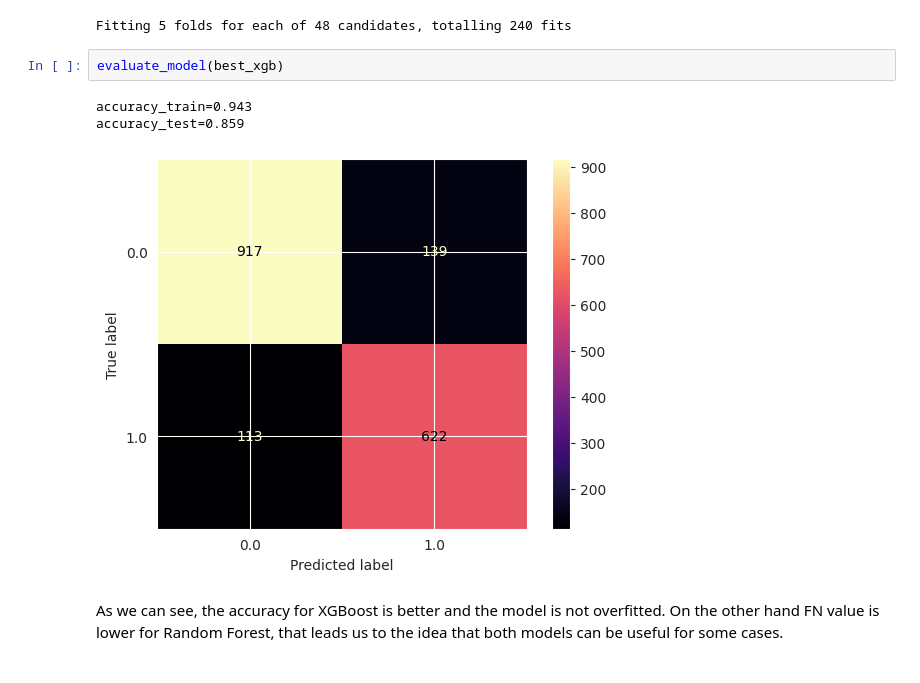
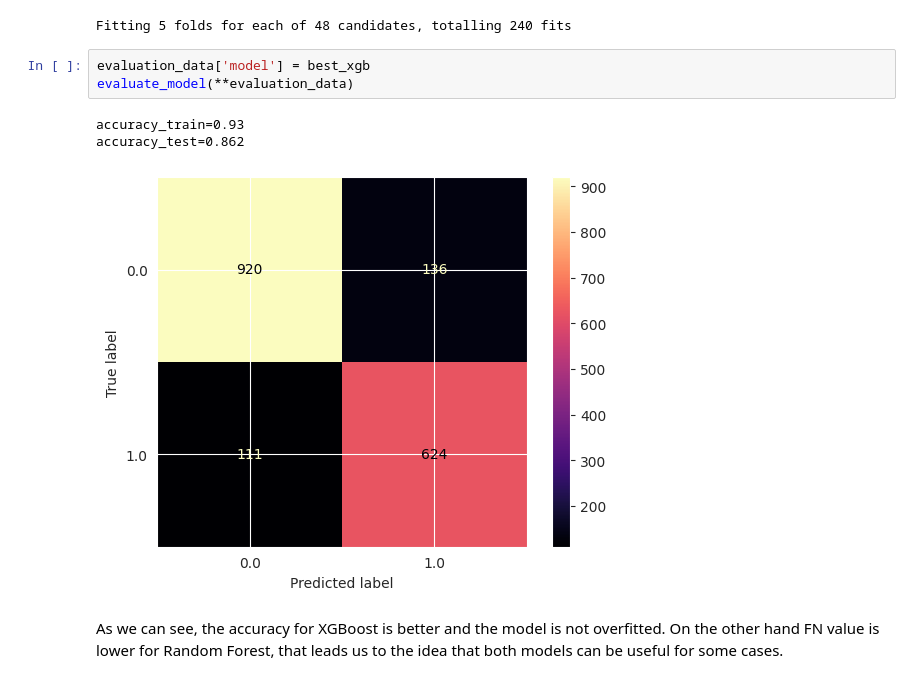
Before and after one commit to DemidovArtem/ML_project, a Jupyter notebook: Project ML.ipynb, the cells around one changed output. Saved outputs shown, nothing was run; the diff lists cells and outputs as text.

```diff
--- a/Project ML.ipynb
+++ b/Project ML.ipynb
@@ -335,12 +343,13 @@ grid_search.fit(X_train, y_train)
 best_xgb = grid_search.best_estimator_
 # %% [output]
 Fitting 5 folds for each of 48 candidates, totalling 240 fits
-# %%
-evaluate_model(best_xgb)
-# %% [output]
-accuracy_train=0.943
-accuracy_test=0.859
-[figure, removed]
+# %%
+evaluation_data['model'] = best_xgb
+evaluate_model(**evaluation_data)
+# %% [output]
+accuracy_train=0.93
+accuracy_test=0.862
+[figure, added]
 # %% [markdown]
 As we can see, the accuracy for XGBoost is better and the model is not overfitted. On the other hand FN value is lower for Random Forest, that leads us to the idea that both models can be useful for some cases.
 # %% [markdown]
```
Also changed, not shown: parts of 40 cells of this notebook.
